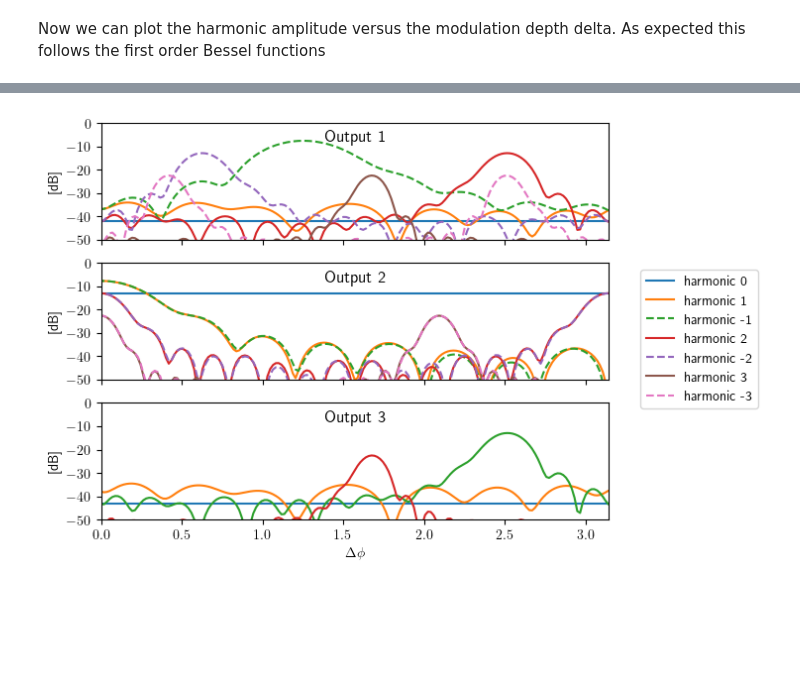
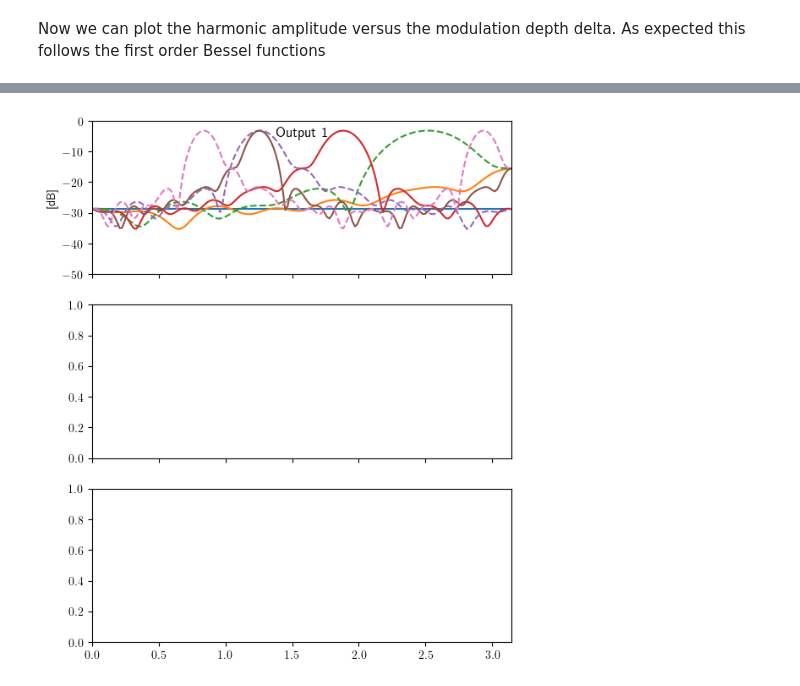
Before and after one commit to edieussa/multibeam_fshifter, a Jupyter notebook: multibeam_fshifter.ipynb, the cells around one changed output, grey strips where cells are left out. Cells and saved outputs as stored; diff of their text form; code cells hidden in the pictures; blank space fills up the shorter version.

Commit message:
plot fshifter results

```diff
--- a/multibeam_fshifter.ipynb
+++ b/multibeam_fshifter.ipynb
@@ -493,11 +498,17 @@ ax.grid(True)
 # %%
-d_phis = np.linspace(-np.pi, np.pi, 361)
-fixed_delays=np.zeros(N) # consecutive delay of modulation
 
-def calc_transmission_harmonics(input_port_index_array, output_index, amplitudes,  harmonic_number, S, wavelength_index):
-    outs=[]
+
+
+input_port_index_array = range(0,15)
+wavelength_index = 4
+_d_phis = np.linspace(-np.pi, np.pi, 361)
+
+def calc_transmission_harmonics(input_port_index_array, output_index, harmonic_number, S, wavelength_index):
+    outs = []
+    amplitudes=np.ones(len(input_port_index_array))
+    amplitudes /= np.sqrt(np.sum(np.square(amplitudes)))
     for i in input_port_index_array:
-        me = S[output_index, i, wavelength_index]
-        phase_delay = harmonic_number * i * _d_phis
-        outs.append(me  * amplitudes[i]* np.exp(1j * phase_delay))
+        sij = S[output_index,i,wavelength_index]
+        phase_delay = i * _d_phis * harmonic_number
+        outs.append(sij * amplitudes[i-1] * np.exp(1j * phase_delay))
     return np.array(sum(outs))
@@ -504,82 +549,33 @@ def calc_transmission_harmonics(input_port_index_array, output_index, amplitudes
 # %%
 delta_amp=1.84
-
 t,dphase, pm_t = perfect_pm_mod(delta_amp ,t)
-
 Orders = 4
 N_harmonics, Am_harmonics = calc_harmonics(pm_t,t,wm,Orders)
 
 amplitudes=np.ones(16)
 amplitudes /= np.sqrt(np.sum(np.square(amplitudes))) # normalization
 
 fig, ax = plt.subplots(3,1,sharex='col', sharey='row')
 
-port=1
+port=0
 ax1=ax[0]
 plt.matplotlib.rc('text', usetex = True)
 plt.matplotlib.rc('grid', linestyle = 'dotted')
 plt.matplotlib.rc('figure', figsize = (6.4,8)) # (width,height) inches
 for i in range(Orders):
     idx=i+Orders
     harmonic=i
     amplitudes_harmonic= Am_harmonics[idx]*amplitudes
-    output_amp = calc_transmission_harmonics(input_port_index_array, port,amplitudes_harmonic, -harmonic, S = S, wavelength_index = 4)
+    output_amp = calc_transmission_harmonics(input_port_index_array, output_index = port, harmonic_number=-harmonic, S = S, wavelength_index = 4)
     ax1.plot(d_phis,10*np.log10(np.abs(output_amp)**2), label="harmonic {harmonic}".format(port=port,harmonic=harmonic))
     if i!=0:
-        output_amp_n = calc_transmission_harmonics(input_port_index_array, port,amplitudes_harmonic, harmonic, S, wavelength_index = 4)
+        output_amp_n = calc_transmission_harmonics(input_port_index_array, output_index = port, harmonic_number=harmonic, S = S, wavelength_index = 4)
         ax1.plot(d_phis,10*np.log10(np.abs(output_amp_n)**2), label="harmonic {harmonic}".format(harmonic=-harmonic),linestyle='dashed')
 ax1.set_ylabel("[dB]")
 ax1.set_ylim((-50, 0))
 ax1.set_xlim((0, np.pi))
 ax1.set_yticks(np.arange(-50, 0+10, 10))
 ax1.set_title('Output 1', y=1.0, pad=-14)
-
-port=2
-ax2=ax[1]
-plt.matplotlib.rc('text', usetex = True)
-plt.matplotlib.rc('grid', linestyle = 'dotted')
-plt.matplotlib.rc('figure', figsize = (6.4,8)) # (width,height) inches
-for i in range(Orders):
-    idx=i+Orders
-    harmonic=i
-    amplitudes_harmonic= Am_harmonics[idx]*amplitudes
-    output_amp = calc_transmission_harmonics(input_port_index_array, port, amplitudes_harmonic,-harmonic, S, wavelength_index = 4)
-    ax2.plot(d_phis,10*np.log10(np.abs(output_amp)**2), label="harmonic {harmonic}".format(harmonic=harmonic))
-    if i!=0:
-        output_amp_n = calc_transmission_harmonics(input_port_index_array, port, amplitudes_harmonic,harmonic, S, wavelength_index = 4)
-        ax2.plot(d_phis,10*np.log10(np.abs(output_amp_n)**2), label="harmonic {harmonic}".format(harmonic=-harmonic),linestyle='dashed')
-ax2.set_ylabel("[dB]")
-ax2.set_ylim((-50, 0))
-ax2.set_xlim((0, np.pi))
-ax2.set_yticks(np.arange(-50, 0+10, 10))
-ax2.set_title('Output 2', y=1.0, pad=-14)
-handles, labels = ax1.get_legend_handles_labels()
-ax2.legend(handles, labels, bbox_to_anchor=(1.05, 1))
-
-port=3
-ax3=ax[2]
-plt.matplotlib.rc('text', usetex = True)
-plt.matplotlib.rc('grid', linestyle = 'dotted')
-plt.matplotlib.rc('figure', figsize = (6.4,8)) # (width,height) inches
-for i in range(Orders):
-    idx=i+Orders
-    harmonic=i
-    amplitudes_harmonic= Am_harmonics[idx]*amplitudes
-    output_amp = calc_transmission_harmonics(input_port_index_array, port,amplitudes_harmonic, harmonic, S, wavelength_index = 4)
-    ax3.plot(d_phis,10*np.log10(np.abs(output_amp)**2), label="harmonic {harmonic}".format(harmonic=harmonic))
-ax3.set_ylabel("[dB]")
-ax3.set_xlabel("$\Delta \phi$")
-ax3.set_title('Output 3', y=1.0, pad=-14)
-ax3.set_ylim((-50, 0))
-ax3.set_xlim((0, np.pi))
-ax3.set_yticks(np.arange(-50, 0+10, 10))
-plt.subplots_adjust(left=0.1,
-                    bottom=0.1,
-                    right=0.9,
-                    top=0.6,
-                    wspace=0.6,
-                    hspace=0.2)
-#fig.savefig("SCsine.pdf",bbox_inches='tight')
-fig.show()
+plt.show()
 # %% [output]
-[figure, old version]
+[figure, new version]
```
Also changed, not shown: parts of 8 cells of this notebook.
